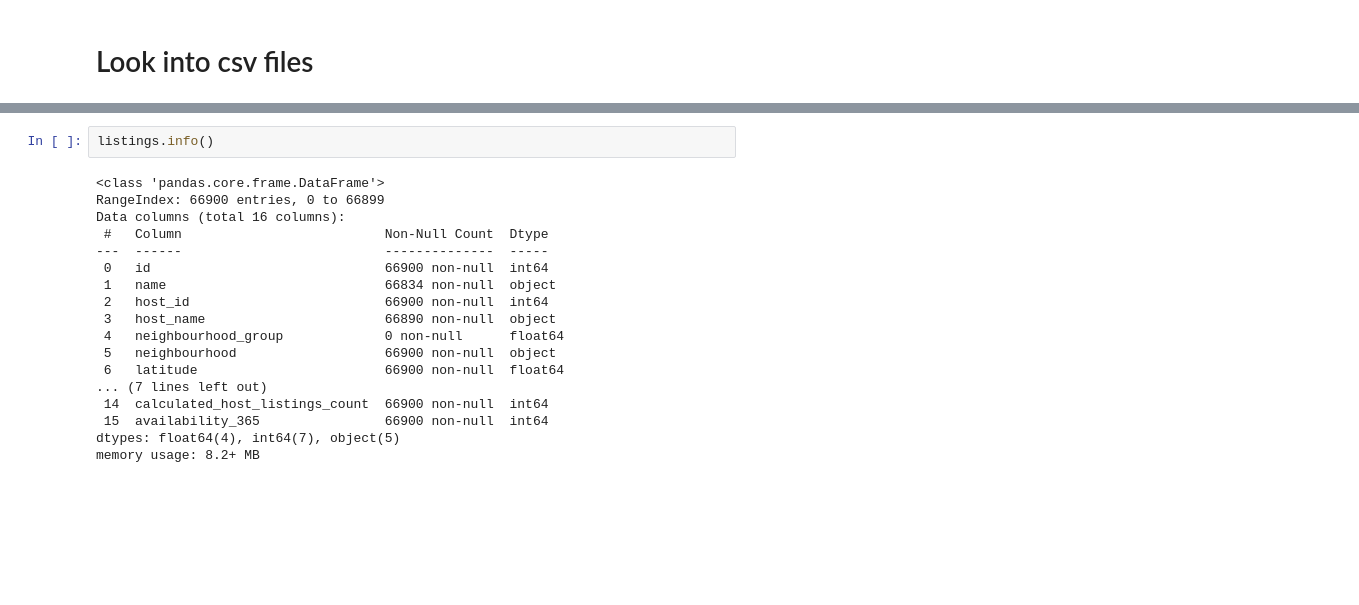
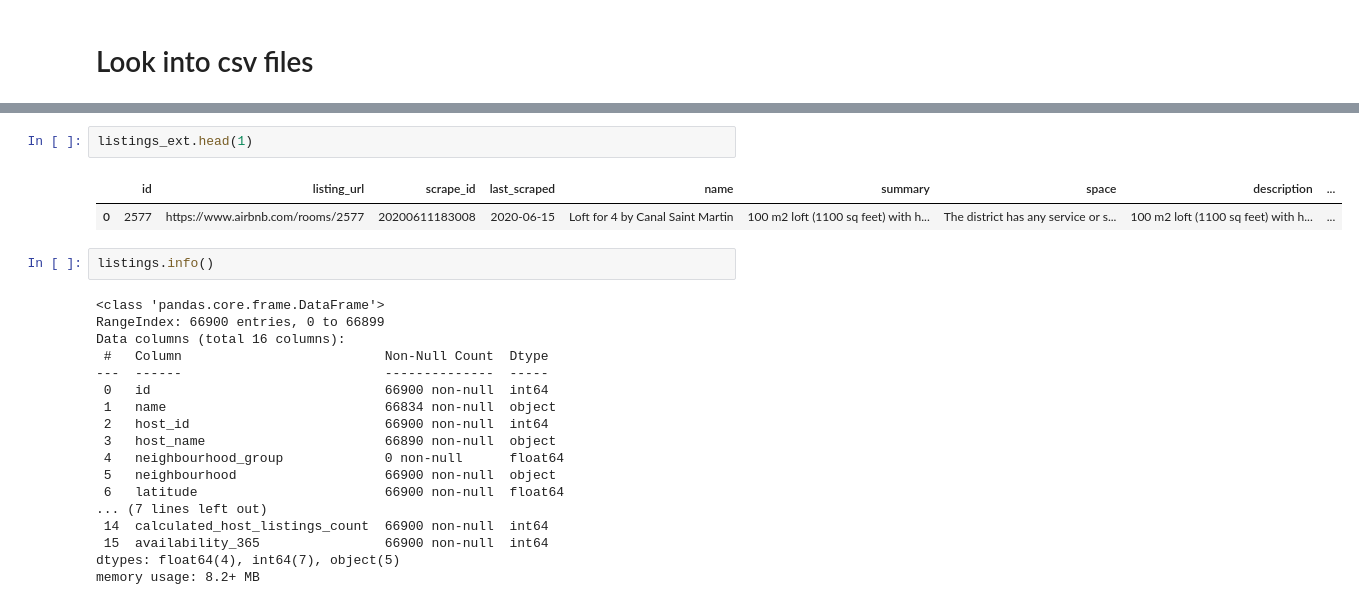
Before and after one commit to jerazo1744/JaquelinErazo-Capstone2, a Jupyter notebook: Airbnb_Capstone_Project.ipynb, the cells around one changed output, grey strips where cells are left out. Drawn from its saved outputs; the diff is of its cells as text; blank space fills up the shorter version.

```diff
--- a/Airbnb_Capstone_Project.ipynb
+++ b/Airbnb_Capstone_Project.ipynb
@@ -42,3 +34,8 @@ reviews.head()
+# %%
+listings_ext.head(1)
+# %% [output]
+|  | id | listing_url | scrape_id | last_scraped | name | summary | space | description | ... |
+| 0 | 2577 | https://www.airbnb.com/rooms/2577 | 20200611183008 | 2020-06-15 | Loft for 4 by Canal Saint Martin | 100 m2 loft (1100 sq feet) with h... | The district has any service or s... | 100 m2 loft (1100 sq feet) with h... | ... |
 # %%
 listings.info()
 # %% [output]
```
Also changed, not shown: parts of 23 cells of this notebook.
